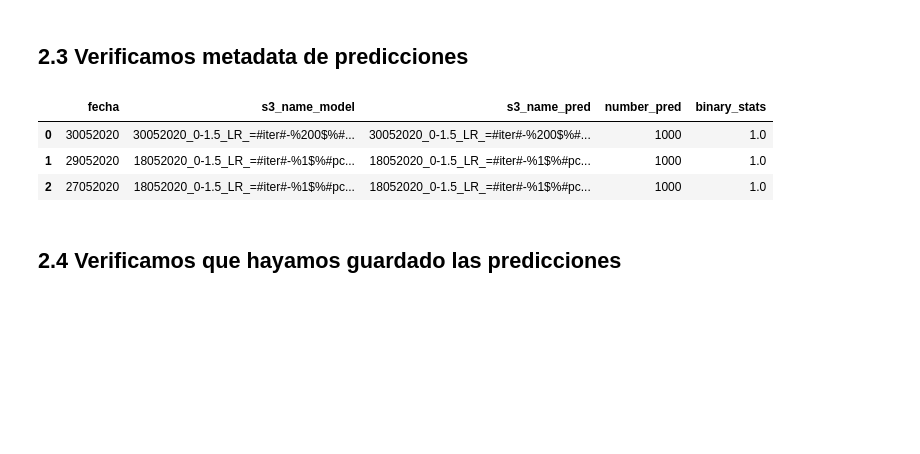
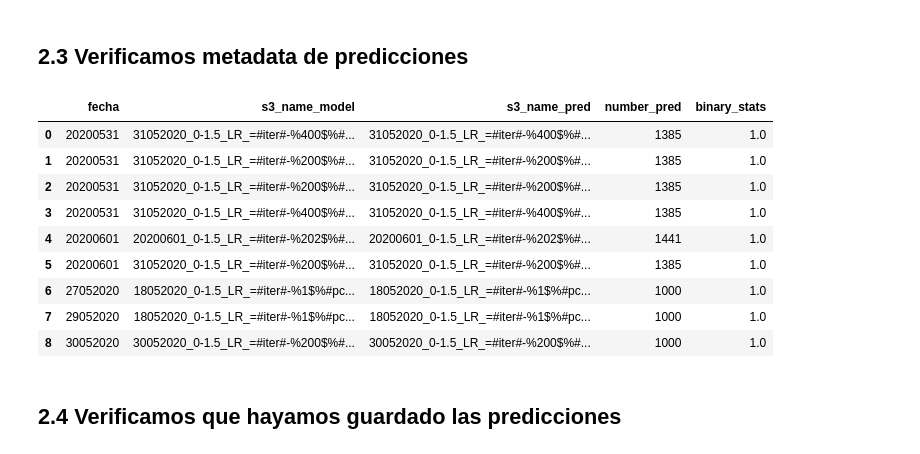
Before and after one commit to rluiseugenio/dpa_rita, a Jupyter notebook: notebooks/0.9-final-checkpoint.ipynb, the cells around one changed output. Drawn from its saved outputs; the diff is of its cells as text; code cells hidden in the pictures; blank space fills up the shorter version.

```diff
--- a/notebooks/0.9-final-checkpoint.ipynb
+++ b/notebooks/0.9-final-checkpoint.ipynb
@@ -237,13 +277,19 @@ En localhost orquestador
 # %% [markdown]
 ## 2.3 Verificamos metadata de predicciones
 # %%
-query = "select * from metadatos.predictions order by fecha desc; "
+query = "select * from metadatos.predictions order by fecha; "
 get_dataframe(query)
 # %% [output]
 |  | fecha | s3_name_model | s3_name_pred | number_pred | binary_stats |
-| 0 | 30052020 | 30052020_0-1.5_LR_=#iter#-%200$%#... | 30052020_0-1.5_LR_=#iter#-%200$%#... | 1000 | 1.0 |
-| 1 | 29052020 | 18052020_0-1.5_LR_=#iter#-%1$%#pc... | 18052020_0-1.5_LR_=#iter#-%1$%#pc... | 1000 | 1.0 |
-| 2 | 27052020 | 18052020_0-1.5_LR_=#iter#-%1$%#pc... | 18052020_0-1.5_LR_=#iter#-%1$%#pc... | 1000 | 1.0 |
+| 0 | 20200531 | 31052020_0-1.5_LR_=#iter#-%400$%#... | 31052020_0-1.5_LR_=#iter#-%400$%#... | 1385 | 1.0 |
+| 1 | 20200531 | 31052020_0-1.5_LR_=#iter#-%200$%#... | 31052020_0-1.5_LR_=#iter#-%200$%#... | 1385 | 1.0 |
+| 2 | 20200531 | 31052020_0-1.5_LR_=#iter#-%200$%#... | 31052020_0-1.5_LR_=#iter#-%200$%#... | 1385 | 1.0 |
+| 3 | 20200531 | 31052020_0-1.5_LR_=#iter#-%400$%#... | 31052020_0-1.5_LR_=#iter#-%400$%#... | 1385 | 1.0 |
+| 4 | 20200601 | 20200601_0-1.5_LR_=#iter#-%202$%#... | 20200601_0-1.5_LR_=#iter#-%202$%#... | 1441 | 1.0 |
+| 5 | 20200601 | 31052020_0-1.5_LR_=#iter#-%200$%#... | 31052020_0-1.5_LR_=#iter#-%200$%#... | 1385 | 1.0 |
+| 6 | 27052020 | 18052020_0-1.5_LR_=#iter#-%1$%#pc... | 18052020_0-1.5_LR_=#iter#-%1$%#pc... | 1000 | 1.0 |
+| 7 | 29052020 | 18052020_0-1.5_LR_=#iter#-%1$%#pc... | 18052020_0-1.5_LR_=#iter#-%1$%#pc... | 1000 | 1.0 |
+| 8 | 30052020 | 30052020_0-1.5_LR_=#iter#-%200$%#... | 30052020_0-1.5_LR_=#iter#-%200$%#... | 1000 | 1.0 |
 # %% [markdown]
 ## 2.4 Verificamos que hayamos guardado las predicciones
 # %%
```
Also changed, not shown: parts of 27 cells of this notebook, 4 other files.
